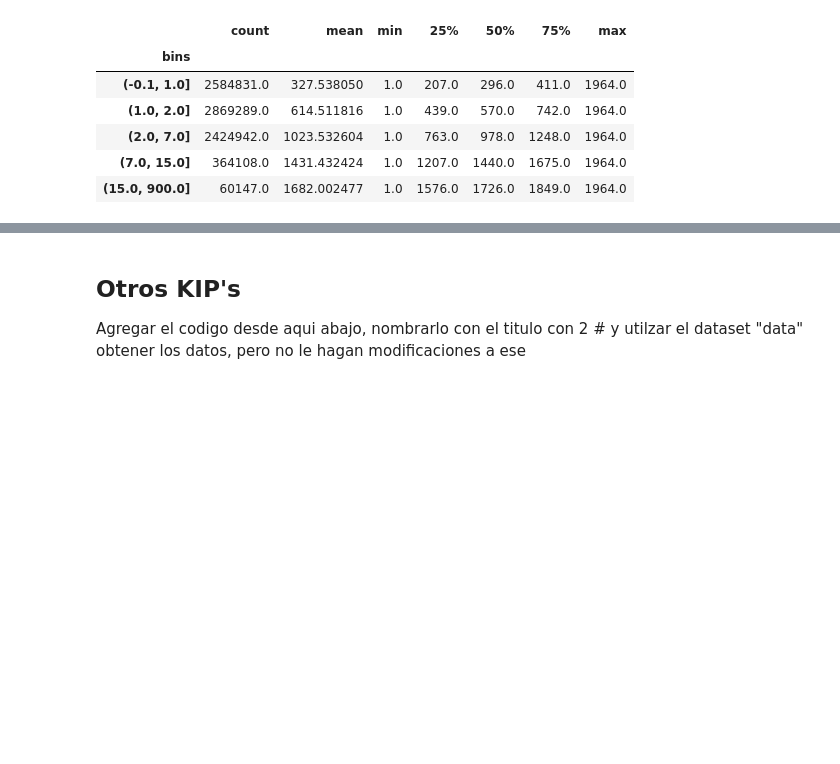
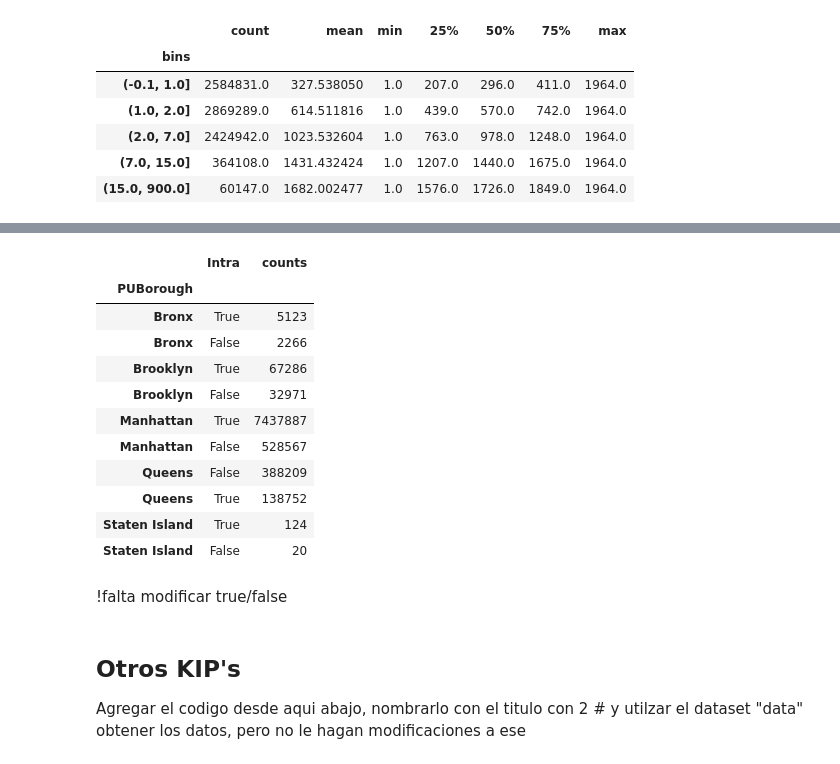
Before and after one commit to Ramirez-L/Proyecto_Taxis_Grupo_11, a Jupyter notebook: Exploracion/Dataset_Taxis.ipynb, the cells around one changed output, grey strips where cells are left out. Drawn from its saved outputs; the diff is of its cells as text; code cells hidden in the pictures; blank space fills up the shorter version.

```diff
--- a/Exploracion/Dataset_Taxis.ipynb
+++ b/Exploracion/Dataset_Taxis.ipynb
@@ -742,0 +765,33 @@ data_kpi_SO.groupby("bins").describe()["Tiempo_Viaje_s"][["count", "mean", "min"
+# %%
+data_zone = data.merge(taxi_zone, left_on='PULocationID', right_on='LocationID')
+data_zone.drop(['LocationID','service_zone'], axis=1, inplace=True)
+data_zone.rename(columns={"Borough": "PUBorough", "Zone": "PUZone"}, inplace=True)
+# %%
+boroughs_list = ['Manhattan', 'Brooklyn', 'Bronx', 'Queens', 'Staten Island']
+data_zone = data_zone[data_zone['PUBorough'].isin(boroughs_list)]
+# %%
+data_zone = data_zone.merge(taxi_zone, left_on='DOLocationID', right_on='LocationID')
+data_zone.drop(['LocationID','service_zone'], axis=1, inplace=True)
+data_zone.rename(columns={"Borough": "DOBorough", "Zone": "DOZone"}, inplace=True)
+# %%
+data_zone['Intra'] = data_zone['PUBorough'] == data_zone['DOBorough']
+# %%
+df_data_zone = pd.DataFrame(data_zone.groupby('PUBorough')['Intra'].value_counts())
+df_data_zone.rename(columns={'Intra':'counts'}, inplace=True)
+df_data_zone.reset_index(level=1, inplace=True)
+df_data_zone
+# %% [output]
+|  | Intra | counts |
+| PUBorough |  |  |
+| Bronx | True | 5123 |
+| Bronx | False | 2266 |
+| Brooklyn | True | 67286 |
+| Brooklyn | False | 32971 |
+| Manhattan | True | 7437887 |
+| Manhattan | False | 528567 |
+| Queens | False | 388209 |
+| Queens | True | 138752 |
+| Staten Island | True | 124 |
+| Staten Island | False | 20 |
+# %% [markdown]
+!falta modificar true/false
```
Also changed, not shown: parts of 10 cells of this notebook.
